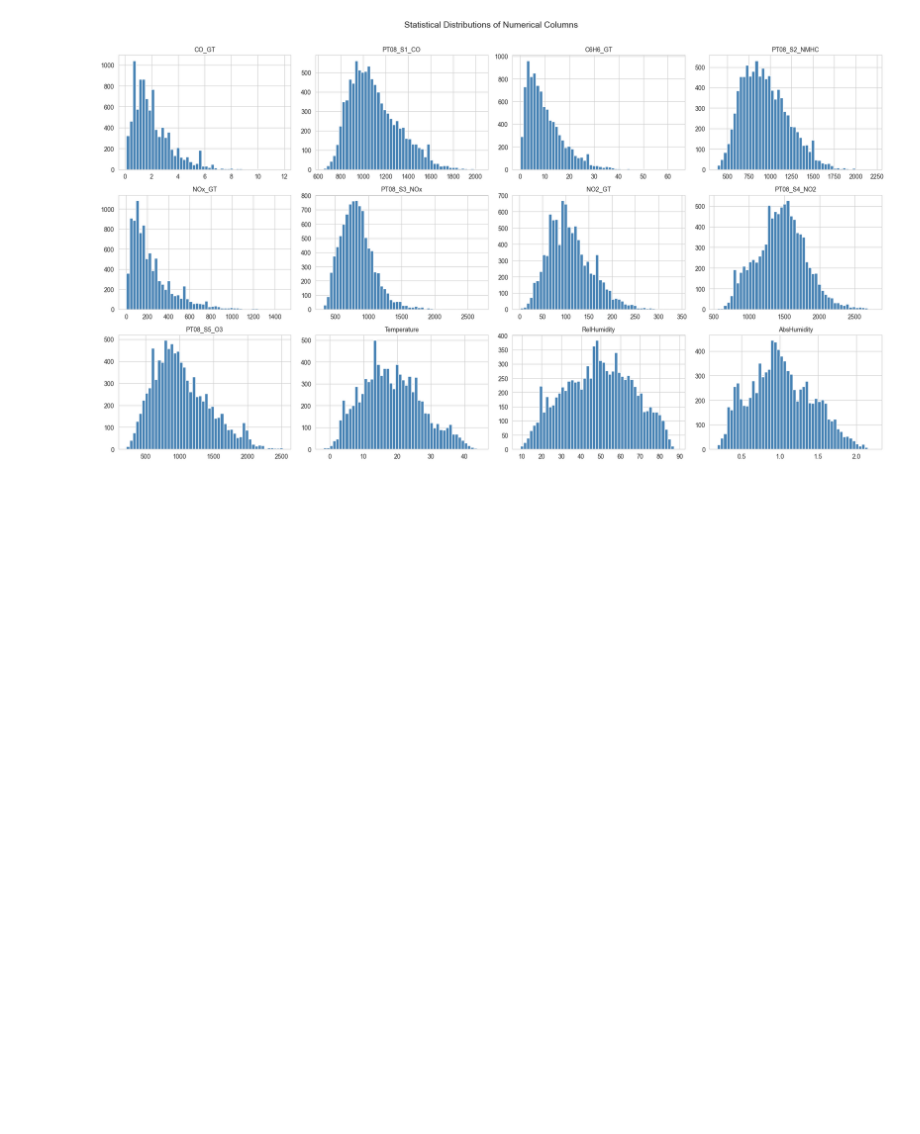
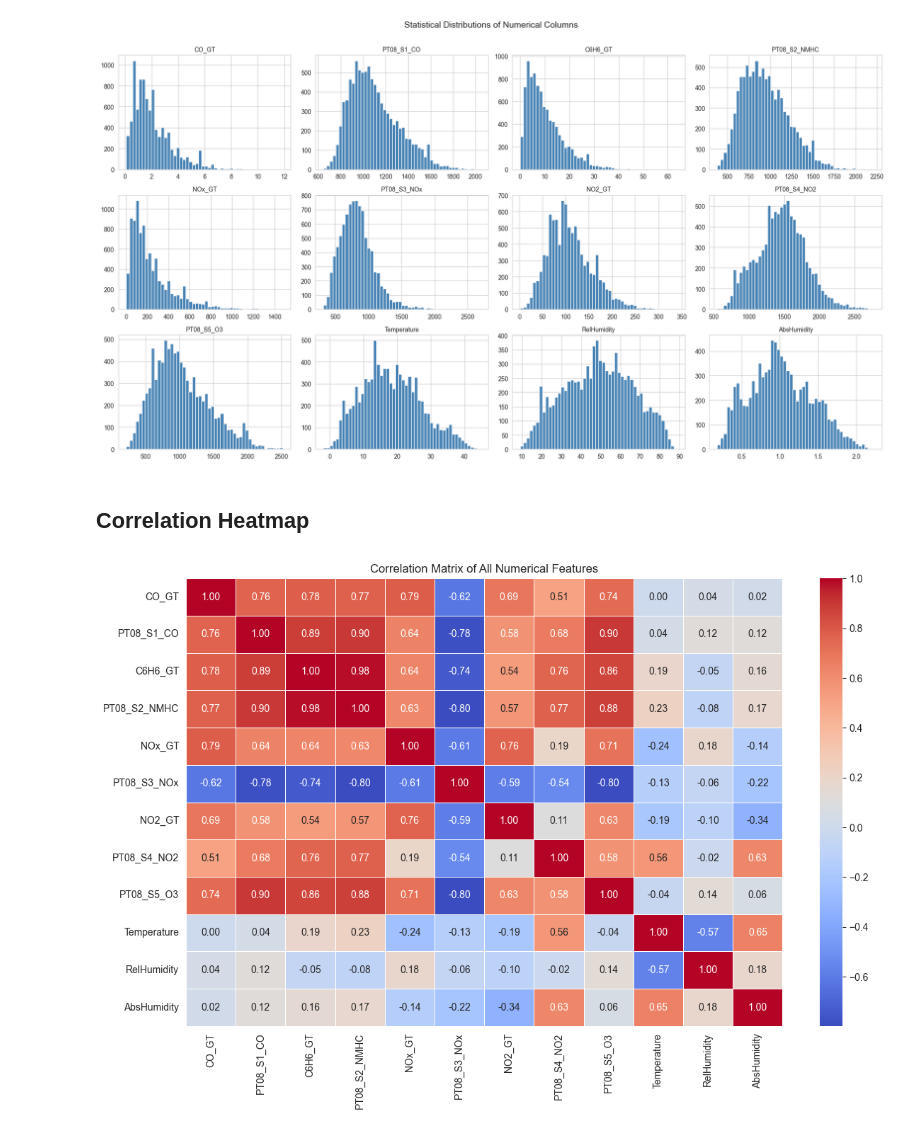
Before and after one commit to icyeza/airquality, a Jupyter notebook: airquality.ipynb, the cells around one changed output. Cells and saved outputs as stored; diff of their text form; code cells hidden in the pictures; blank space fills up the shorter version.

Commit message:
add correlation heatmap

```diff
--- a/airquality.ipynb
+++ b/airquality.ipynb
@@ -198,3 +198,13 @@ Descriptive Statistics:
 | RelHumidity | 9357.0 | 48.817431 | 17.354326 | 9.2000 | 35.4000 | 48.9000 | 61.9000 | 88.700 |
 | AbsHumidity | 9357.0 | 1.017382 | 0.404829 | 0.1847 | 0.7262 | 0.9875 | 1.3067 | 2.231 |
 [figure]
+# %% [markdown]
+## Correlation Heatmap
+# %%
+fig, ax = plt.subplots(figsize=(12, 8))
+sns.heatmap(df.corr(), annot=True, fmt=".2f", cmap="coolwarm", ax=ax, linewidths=0.5)
+ax.set_title("Correlation Matrix of All Numerical Features")
+plt.tight_layout()
+plt.show()
+# %% [output]
+[figure, added]
```
